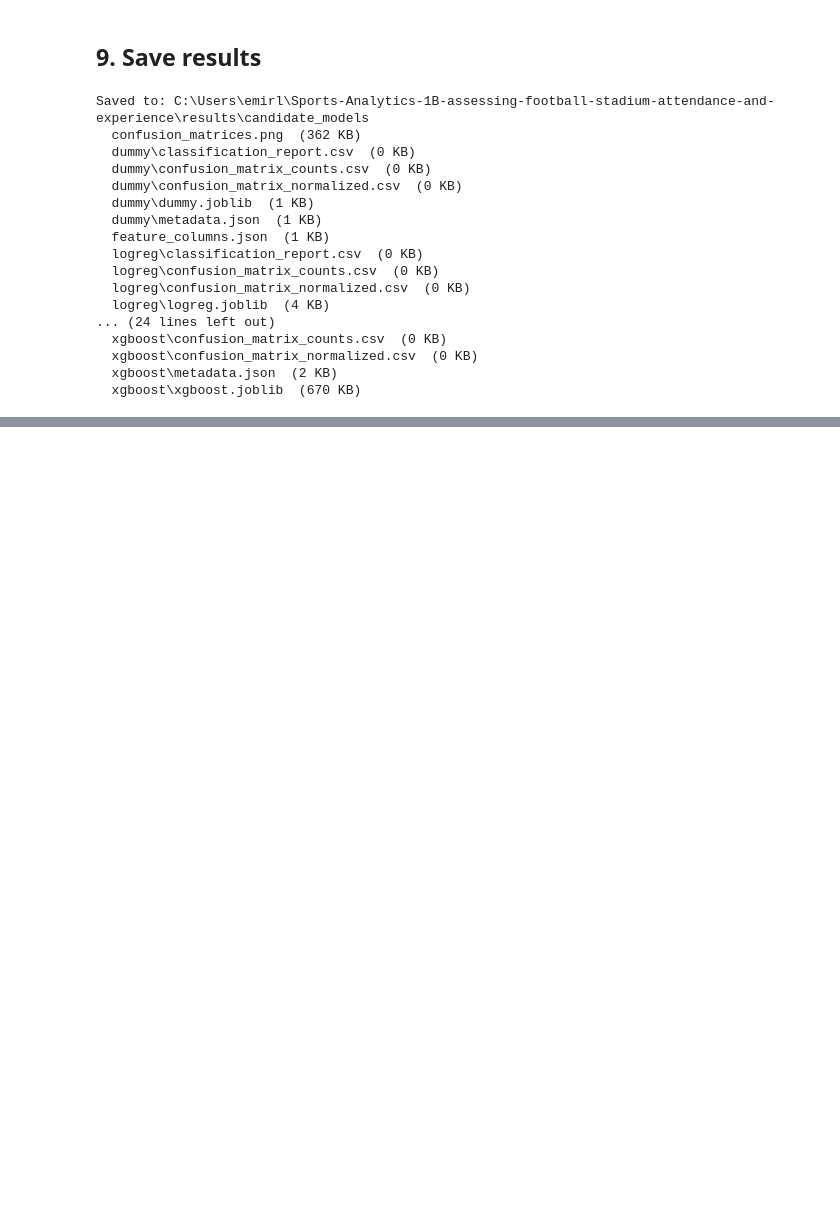
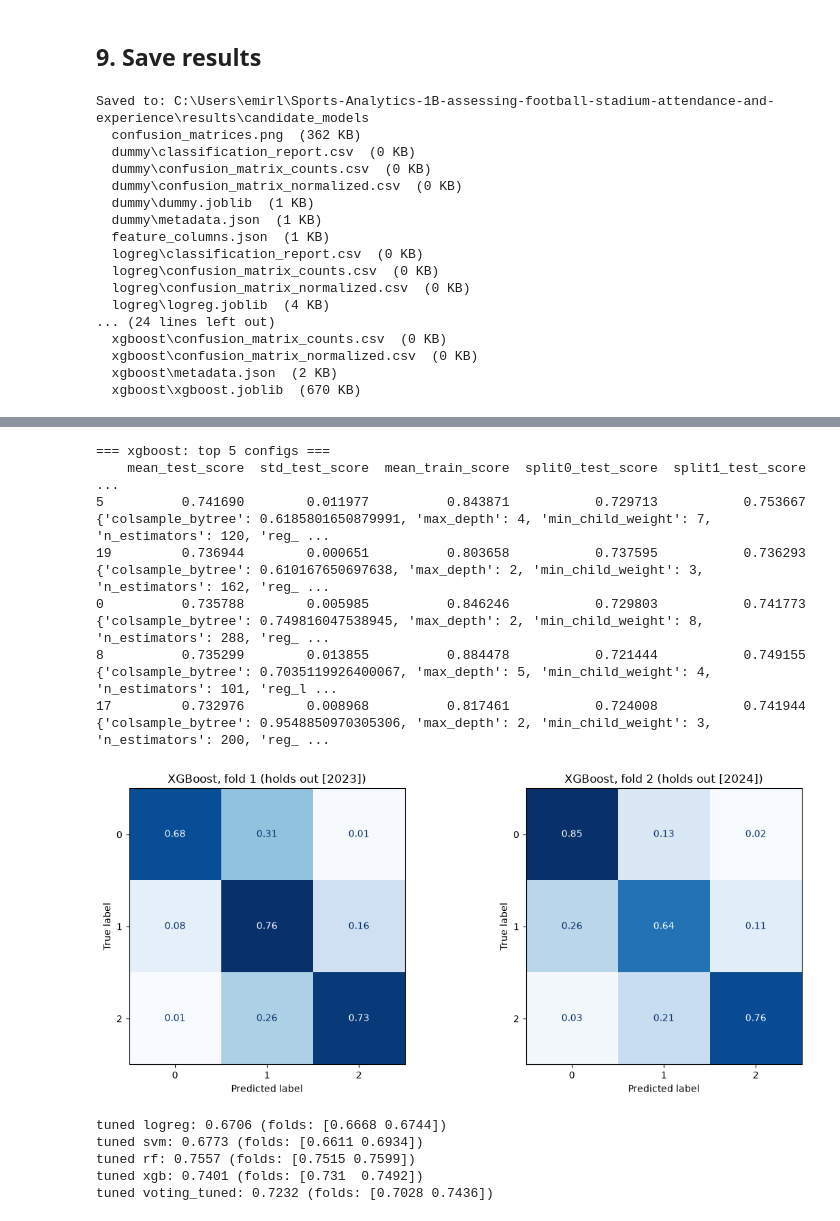
Before and after one commit to Break-Through-Tech/Sports-Analytics-1B-assessing-football-stadium-attendance-and-experience, a Jupyter notebook: notebooks/03_candidate_models.ipynb, the cells around one changed output, grey strips where cells are left out. Drawn from its saved outputs; the diff is of its cells as text; code cells hidden in the pictures; blank space fills up the shorter version.

```diff
--- a/notebooks/03_candidate_models.ipynb
+++ b/notebooks/03_candidate_models.ipynb
@@ -584,0 +728,46 @@ Saved to: C:\Users\emirl\Sports-Analytics-1B-assessing-football-stadium-attendan
+# %%
+# 4) XGBoost: learning rate fixed, shallow trees, regularization
+xgb_search = tune(
+    "xgboost", xgb_model,
+    dist={
+        "n_estimators": randint(100, 500),
+        "max_depth": randint(2, 6),
+        "min_child_weight": randint(1, 10),
+        "subsample": uniform(0.6, 0.4),
+        "colsample_bytree": uniform(0.6, 0.4),
+        "reg_lambda": uniform(1, 9),
+    },
+    n_iter=25,
+    fixed={"learning_rate": 0.05},
+)
+plot_cv_confusion("XGBoost", xgb_search.best_estimator_)
+# %% [output]
+=== xgboost: top 5 configs ===
+    mean_test_score  std_test_score  mean_train_score  split0_test_score  split1_test_score                                                                                                              ...
+5          0.741690        0.011977          0.843871           0.729713           0.753667   {'colsample_bytree': 0.6185801650879991, 'max_depth': 4, 'min_child_weight': 7, 'n_estimators': 120, 'reg_ ...
+19         0.736944        0.000651          0.803658           0.737595           0.736293    {'colsample_bytree': 0.610167650697638, 'max_depth': 2, 'min_child_weight': 3, 'n_estimators': 162, 'reg_ ...
+0          0.735788        0.005985          0.846246           0.729803           0.741773    {'colsample_bytree': 0.749816047538945, 'max_depth': 2, 'min_child_weight': 8, 'n_estimators': 288, 'reg_ ...
+8          0.735299        0.013855          0.884478           0.721444           0.749155  {'colsample_bytree': 0.7035119926400067, 'max_depth': 5, 'min_child_weight': 4, 'n_estimators': 101, 'reg_l ...
+17         0.732976        0.008968          0.817461           0.724008           0.741944   {'colsample_bytree': 0.9548850970305306, 'max_depth': 2, 'min_child_weight': 3, 'n_estimators': 200, 'reg_ ...
+[figure, added]
+# %%
+tuned_estimators = [
+    ("logreg", logreg_search.best_estimator_),
+    ("svm", svm_search.best_estimator_),
+    ("rf", rf_search.best_estimator_),
+    ("xgb", xgb_search.best_estimator_),
+]
+
+voting_tuned = VotingClassifier(estimators=tuned_estimators, voting="soft")
+
+results = {}
+for name, m in tuned_estimators + [("voting_tuned", voting_tuned)]:
+    s = cross_val_score(clone(m), X_train, y_train, cv=cv_splits, scoring=SCORING)
+    results[name] = s
+    print(f"tuned {name}: {s.mean():.4f} (folds: {np.round(s, 4)})")
+# %% [output]
+tuned logreg: 0.6706 (folds: [0.6668 0.6744])
+tuned svm: 0.6773 (folds: [0.6611 0.6934])
+tuned rf: 0.7557 (folds: [0.7515 0.7599])
+tuned xgb: 0.7401 (folds: [0.731  0.7492])
+tuned voting_tuned: 0.7232 (folds: [0.7028 0.7436])
```
Also changed, not shown: parts of 10 cells of this notebook.
